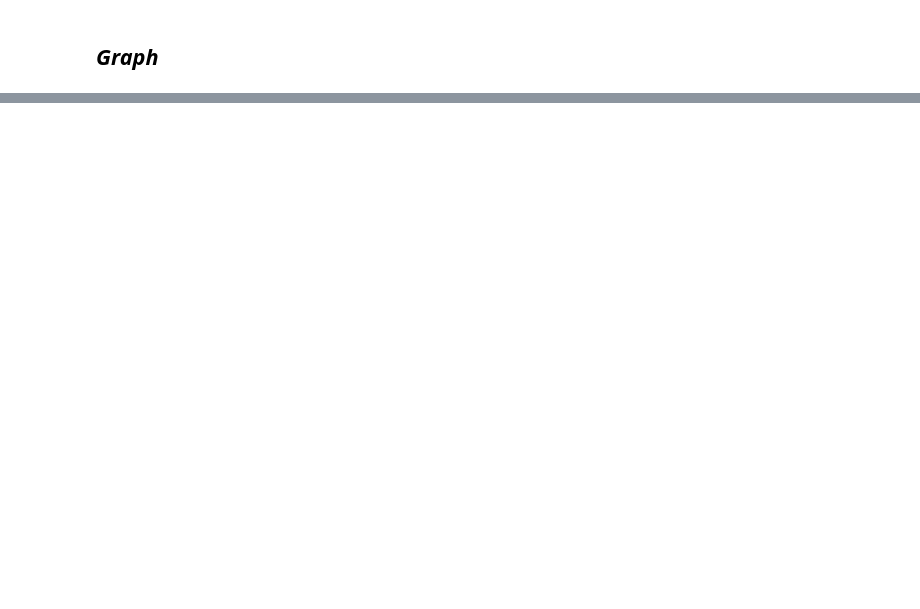
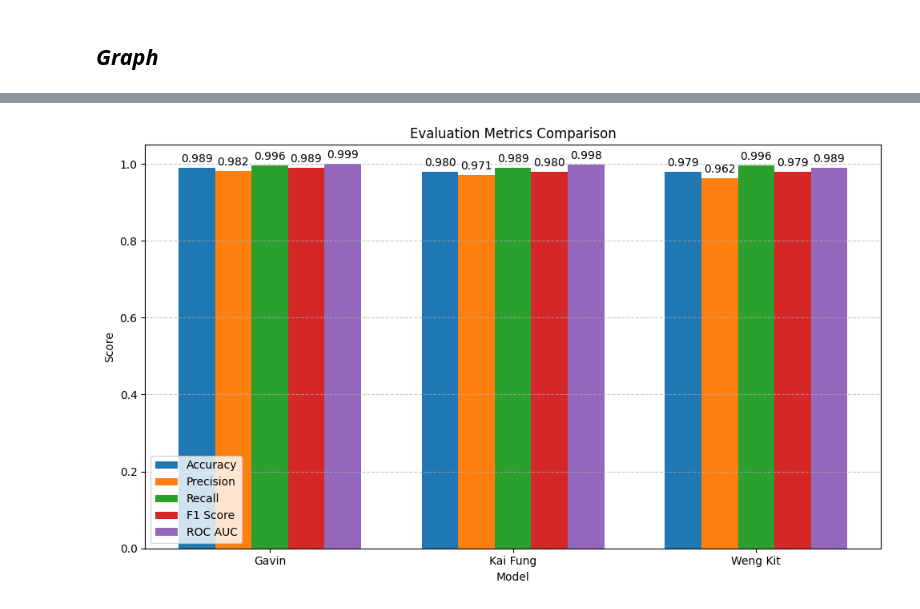
Before and after one commit to Octaxx/DLI-Assignment, a Jupyter notebook: Compile_Model.ipynb, the cells around one changed output, grey strips where cells are left out. Drawn from its saved outputs; the diff is of its cells as text; code cells hidden in the pictures; blank space fills up the shorter version.

```diff
--- a/Compile_Model.ipynb
+++ b/Compile_Model.ipynb
@@ -781,0 +772,7 @@ column_transformer = ColumnTransformer([
+# %%
+# Reproducibility
+SEED = 42
+np.random.seed(SEED)
+tf.random.set_seed(SEED)
+
+kf_df_balanced = df_balanced.copy()
@@ -908,0 +850,27 @@ joblib.dump(kf_all_in_one, kf_drive_path + 'KaifungModel.pkl')
+# %%
+# OOF MLP probabilities
+def oof_mlp_probs(X_dense_train, kf_y_train, X_dense_test, n_splits=5, epochs=n_epochs, batch=32):
+    """Create OOF train probs and averaged test probs (no model saving here)."""
+    skf = StratifiedKFold(n_splits=n_splits, shuffle=True, random_state=SEED)
+    oof_train = np.zeros((X_dense_train.shape[0], 1), dtype=np.float32)
+    test_fold_preds = []
+
+    for fold, (tr_idx, va_idx) in enumerate(skf.split(X_dense_train, kf_y_train), 1):
+        print(f"\n🧪 Training MLP (Fold {fold}/{n_splits})")
+        Xtr, Xva = X_dense_train[tr_idx], X_dense_train[va_idx]
+        ytr, yva = kf_y_train[tr_idx], kf_y_train[va_idx]
+
+        kf_model = create_mlp_model(input_dim=Xtr.shape[1])
+        es = EarlyStopping(monitor='val_loss', patience=3, restore_best_weights=True, verbose=1)
+        rlrop = ReduceLROnPlateau(monitor='val_loss', factor=0.5, patience=2, verbose=1)
+
+        kf_model.fit(Xtr, ytr,
+                     validation_data=(Xva, yva),
+                     epochs=epochs, batch_size=batch,
+                     verbose=1, callbacks=[es, rlrop])
+
+        oof_train[va_idx] = kf_model.predict(Xva, verbose=0)
+        test_fold_preds.append(kf_model.predict(X_dense_test, verbose=0))
+
+    test_mean = np.mean(test_fold_preds, axis=0)
+    return oof_train, test_mean
@@ -1201,31 +1583,33 @@ fig, ax = plt.subplots(figsize=(10, 6))
 
 # Bars
 bars1 = ax.bar(x - 2*width, accuracy, width, label='Accuracy')
 bars2 = ax.bar(x - width, precision, width, label='Precision')
 bars3 = ax.bar(x, recall, width, label='Recall')
 bars4 = ax.bar(x + width, f1, width, label='F1 Score')
 bars5 = ax.bar(x + 2*width, roc, width, label='ROC AUC')
 
 # Annotate each bar with value
 def add_labels(bars):
     for bar in bars:
         height = bar.get_height()
-        ax.annotate(f'{height:.2f}', xy=(bar.get_x() + bar.get_width() / 2, height),
+        ax.annotate(f'{height:.3f}', xy=(bar.get_x() + bar.get_width() / 2, height),
                     xytext=(0, 3),  # 3 points vertical offset
                     textcoords="offset points", ha='center', va='bottom')
 
 # Add value labels
 for bars in [bars1, bars2, bars3, bars4, bars5]:
     add_labels(bars)
 
 # Labels and styling
 ax.set_xlabel('Model')
 ax.set_ylabel('Score')
 ax.set_title('Evaluation Metrics Comparison')
 ax.set_xticks(x)
 ax.set_xticklabels(models)
 ax.legend()
 ax.grid(True, axis='y', linestyle='--', alpha=0.7)
 
 plt.tight_layout()
 plt.show()
+# %% [output]
+[figure, added]
```
Also changed, not shown: parts of 30 cells of this notebook.
